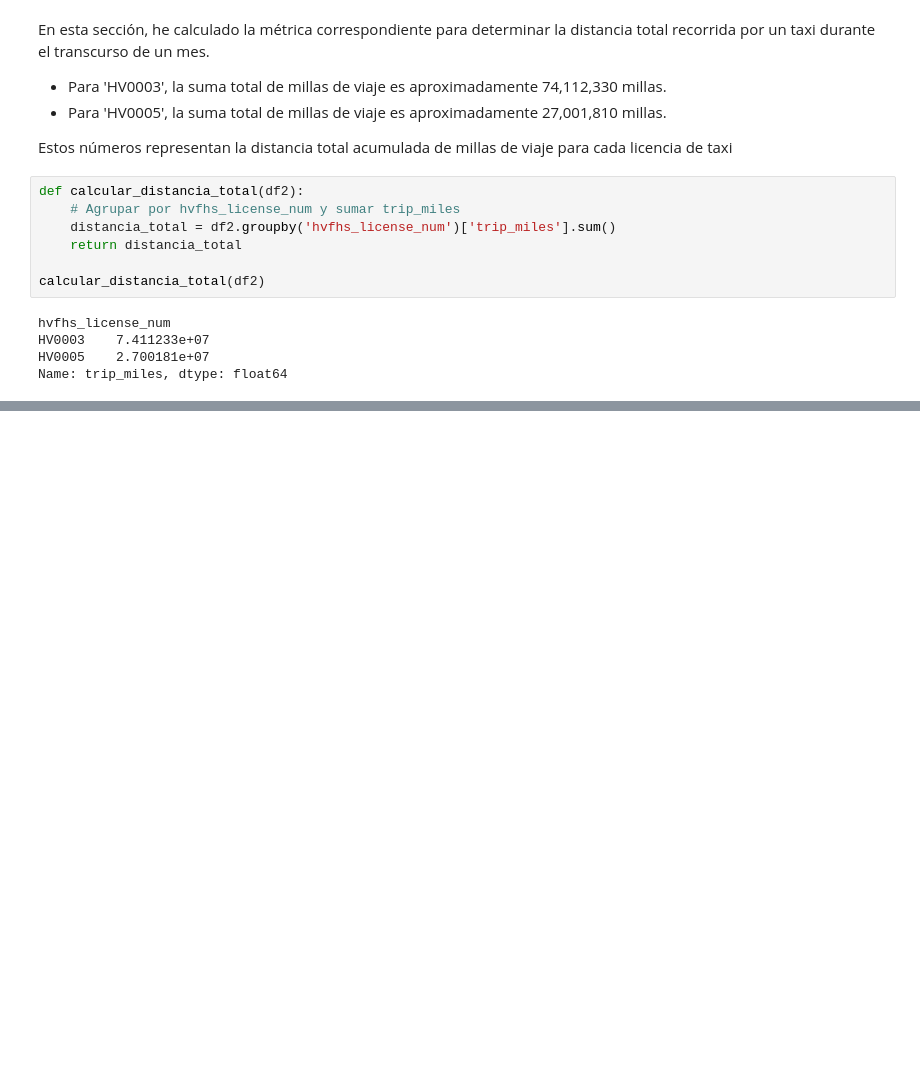
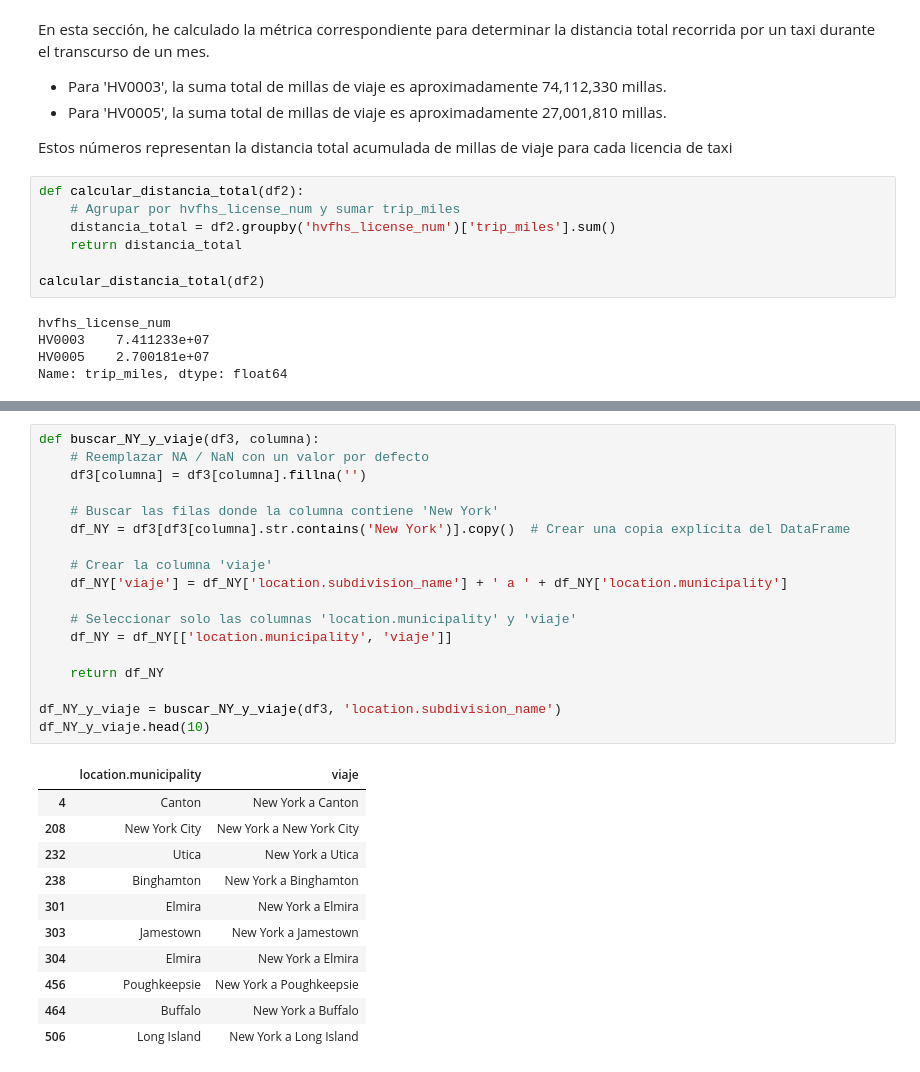
Before and after one commit to rominaEsc/New_York_City_Greenhouse_Gas_Emissions_Analysis, a Jupyter notebook: ETL_Juan/ETL_Metricas.ipynb, the cells around one changed output, grey strips where cells are left out. Saved outputs shown, nothing was run; the diff lists cells and outputs as text; blank space fills up the shorter version.

```diff
--- a/ETL_Juan/ETL_Metricas.ipynb
+++ b/ETL_Juan/ETL_Metricas.ipynb
@@ -214,0 +247,30 @@ Name: trip_miles, dtype: float64
+# %%
+def buscar_NY_y_viaje(df3, columna):
+    # Reemplazar NA / NaN con un valor por defecto
+    df3[columna] = df3[columna].fillna('')
+
+    # Buscar las filas donde la columna contiene 'New York'
+    df_NY = df3[df3[columna].str.contains('New York')].copy()  # Crear una copia explícita del DataFrame
+
+    # Crear la columna 'viaje'
+    df_NY['viaje'] = df_NY['location.subdivision_name'] + ' a ' + df_NY['location.municipality']
+
+    # Seleccionar solo las columnas 'location.municipality' y 'viaje'
+    df_NY = df_NY[['location.municipality', 'viaje']]
+
+    return df_NY
+
+df_NY_y_viaje = buscar_NY_y_viaje(df3, 'location.subdivision_name')
+df_NY_y_viaje.head(10)
+# %% [output]
+|  | location.municipality | viaje |
+| 4 | Canton | New York a Canton |
+| 208 | New York City | New York a New York City |
+| 232 | Utica | New York a Utica |
+| 238 | Binghamton | New York a Binghamton |
+| 301 | Elmira | New York a Elmira |
+| 303 | Jamestown | New York a Jamestown |
+| 304 | Elmira | New York a Elmira |
+| 456 | Poughkeepsie | New York a Poughkeepsie |
+| 464 | Buffalo | New York a Buffalo |
+| 506 | Long Island | New York a Long Island |
```
Also changed, not shown: parts of 7 cells of this notebook.
